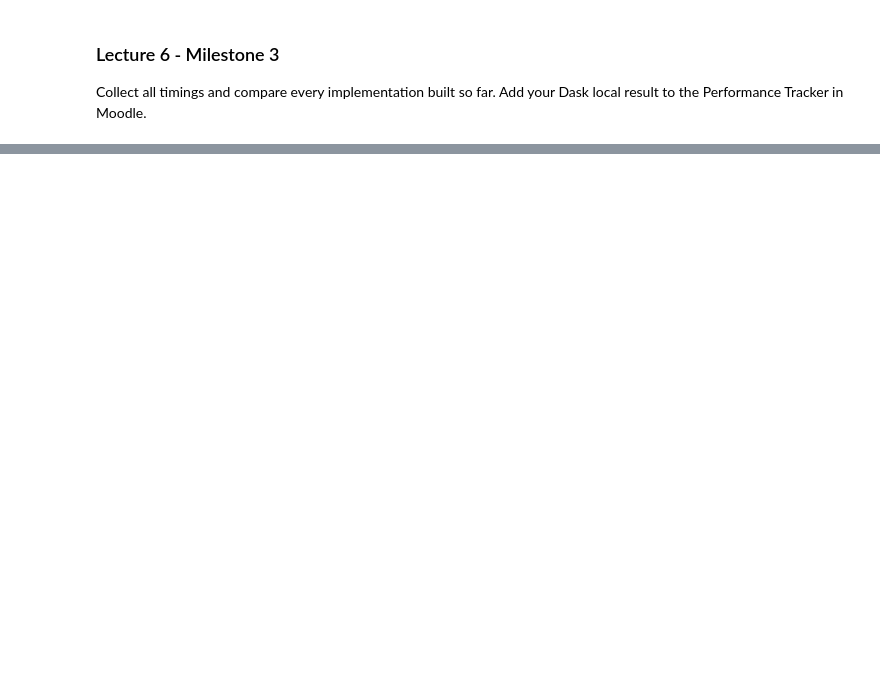
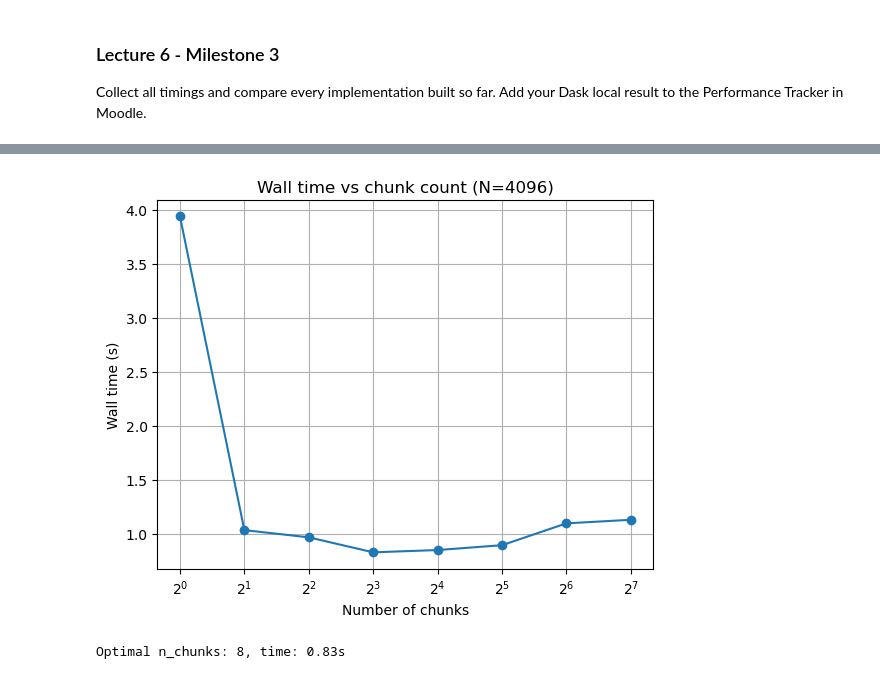
Before and after one commit to math357b/mandelbrot-nsc, a Jupyter notebook: mandelbrot_MP2.ipynb, the cells around one changed output, grey strips where cells are left out. Saved outputs shown, nothing was run; the diff lists cells and outputs as text; code cells hidden in the pictures; blank space fills up the shorter version.

```diff
--- a/mandelbrot_MP2.ipynb
+++ b/mandelbrot_MP2.ipynb
@@ -528,0 +538,73 @@ Chunks: 128 | Time: 1.32s | Speedup: 0.26 | LIF: 492.44
+# %%
+from dask.distributed import Client, LocalCluster
+import time, statistics
+import numpy as np
+import matplotlib.pyplot as plt
+from mandelbrot_3 import compute_mandelbrot_full
+from mandelbrot_7 import mandelbrot_dask
+
+# Parameters
+N = 4096
+res = (N, N)
+iterations = 100
+n_runs = 3
+x_dim = (-2.5, 1.0)
+y_dim = (-1.25, 1.25)
+chunk_values = [1, 2, 4, 8, 16, 32, 64, 128]
+
+# Serial numba baseline
+times = []
+_ = compute_mandelbrot_full(x_dim=x_dim, y_dim=y_dim, res=(64,64))  # warmup
+for _ in range(n_runs):
+    t0 = time.perf_counter()
+    compute_mandelbrot_full(x_dim=x_dim, y_dim=y_dim, res=res, max_iter=iterations)
+    times.append(time.perf_counter() - t0)
+
+t_numba_serial = statistics.median(times)
+print(f"Numba serial time (res=4096): {t_numba_serial:.2f}s")
+
+# Dask setup (should be using the head node)
+cluster = LocalCluster(n_workers=4, threads_per_worker=1, dashboard_address=None)
+client = Client(cluster)
+
+# Chunk sweep
+results = []
+
+for n_chunks in chunk_values:
+    run_times = []
+
+    for _ in range(n_runs):
+        start = time.perf_counter()
+        mandelbrot_dask(N, x_dim, y_dim, iterations, n_chunks=n_chunks)
+        run_times.append(time.perf_counter() - start)
+
+    median_time = statistics.median(run_times)
+    speedup = t_numba_serial / median_time
+
+    results.append((n_chunks, median_time, speedup))
+    print(f"Chunks: {n_chunks:3d} | Time: {median_time:.2f}s | Speedup: {speedup:.2f}x")
+
+client.close()
+cluster.close()
+
+# Plot
+results_array = np.array(results)
+n_chunks_arr = results_array[:,0]
+times_arr = results_array[:,1]
+
+plt.figure()
+plt.plot(n_chunks_arr, times_arr, marker='o')
+plt.xscale('log', base=2)
+plt.xlabel("Number of chunks")
+plt.ylabel("Wall time (s)")
+plt.title("Wall time vs chunk count (N=4096)")
+plt.grid(True)
+plt.show()
+
+# Best chunk size
+optimal_idx = np.argmin(times_arr)
+n_optimal = int(n_chunks_arr[optimal_idx])
+t_min = times_arr[optimal_idx]
+
+print(f"Optimal n_chunks: {n_optimal}, time: {t_min:.2f}s")
+# %% [output]
@@ -528,0 +620,2 @@ Chunks: 128 | Time: 1.32s | Speedup: 0.26 | LIF: 492.44
+[figure, added]
+Optimal n_chunks: 8, time: 0.83s
```
Also changed, not shown: parts of 16 cells of this notebook.
